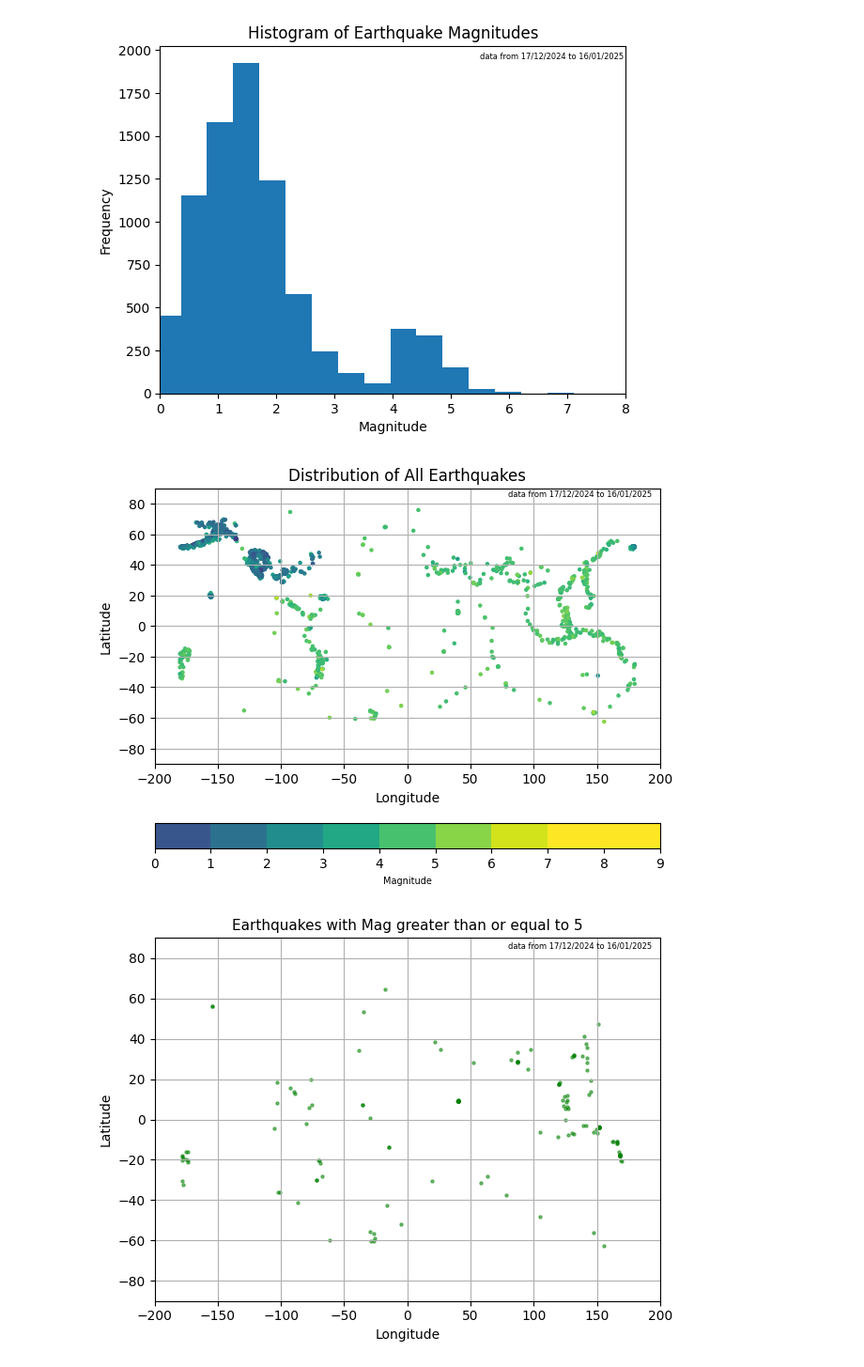
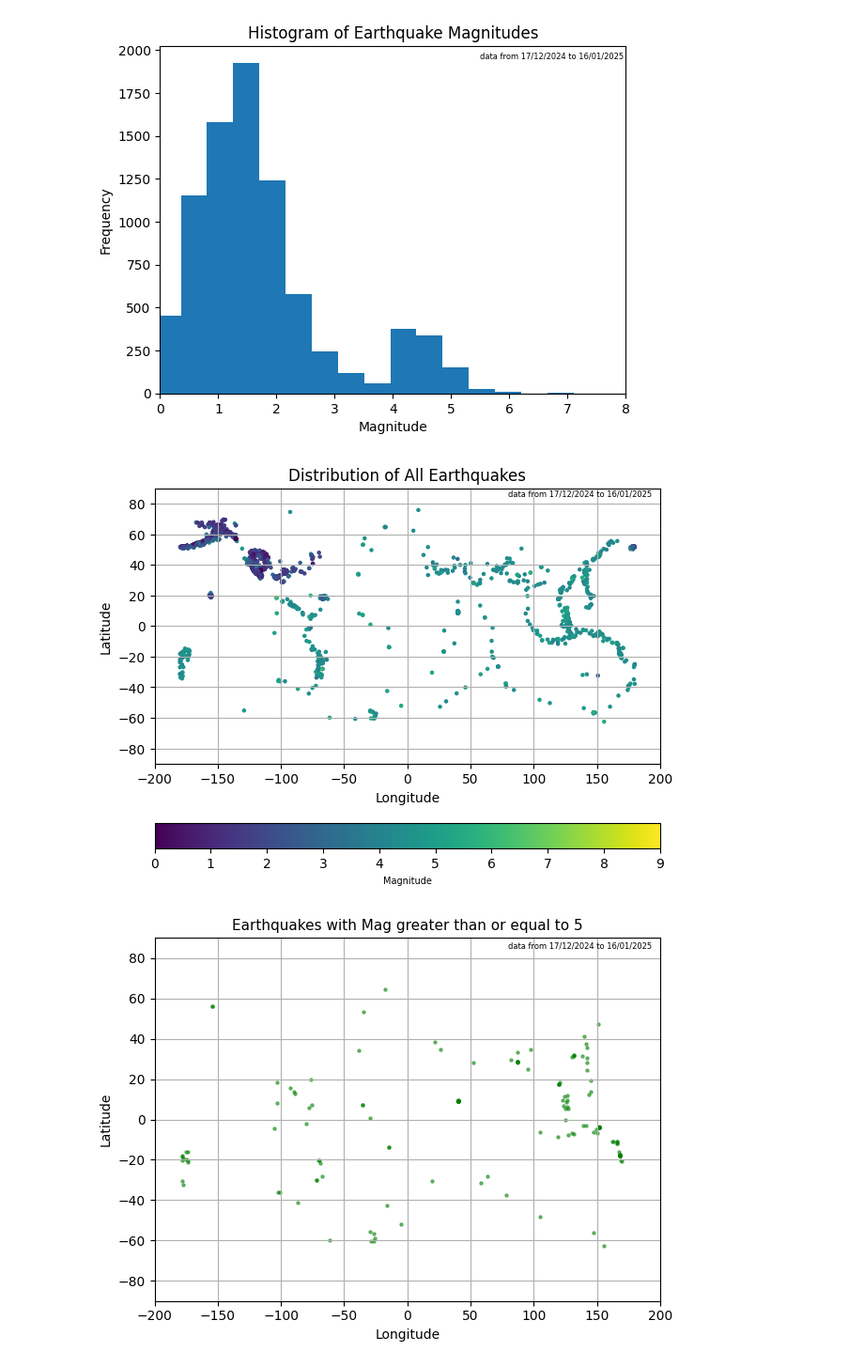
Before and after one commit to pkdc/earthquake-data-analysis, a Jupyter notebook: earthquake.ipynb, the cells around one changed output. Shown: that part at 94% size. Cells and saved outputs as stored; diff of their text form; code cells hidden in the pictures.

```diff
--- a/earthquake.ipynb
+++ b/earthquake.ipynb
@@ -99,36 +99,36 @@ lat = earthquake_data['latitude']
 lng = earthquake_data['longitude']
 mag = earthquake_data['mag']
 
 # Create a figure
 fig, ax = plt.subplots()
 
 # Scatter plot for all earthquakes
-eq_scatter = ax.scatter(lng, lat, s=5, c=mag, marker='o', cmap='viridis')
+eq_scatter = ax.scatter(lng, lat, s=5, c=mag, marker='o', cmap='viridis', vmin=0, vmax=9)
 
 # Add color bar to the first subplot
-cbar = fig.colorbar(eq_scatter, ax=ax, location='bottom', boundaries=[0,1,2,3,4,5,6,7,8,9])
+cbar = fig.colorbar(eq_scatter, ax=ax, location='bottom')
 cbar.set_label('Magnitude', fontsize=7)
 
 # Set title and labels for the first subplot
 ax.set_title('Distribution of All Earthquakes')
 ax.set_ylabel('Latitude')
 ax.set_xlabel('Longitude')
 ax.set_ylim(-90, 90)
 ax.set_xlim(-200, 200)
 ax.grid()
 ax.plot()
 
 # Add text annotation to the plot
 t0 = ax.text(80, 85, 'data from 17/12/2024 to 16/01/2025', fontsize=6)
 
 # Adjust layout to prevent overlap
 plt.tight_layout()
 
 # save the output as a jpeg
 filename = 'earthquakes_dist.jpeg'
 plt.savefig(filename, format = 'jpeg')
 # %% [output]
-[figure, old version]
+[figure, new version]
 # %%
 # Create a figure
 fig, ax = plt.subplots()
```
Also changed, not shown: parts of 2 cells of this notebook, 3 other files.
